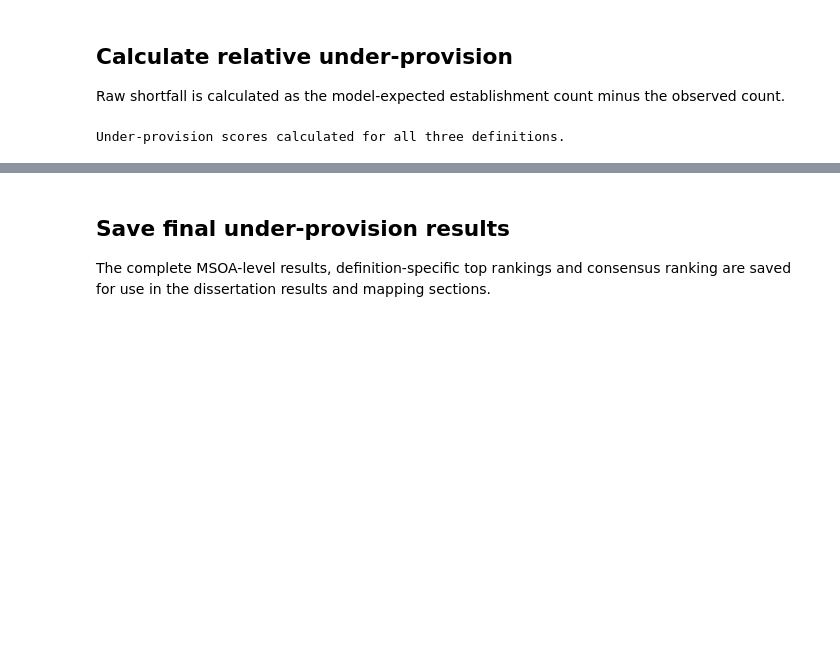
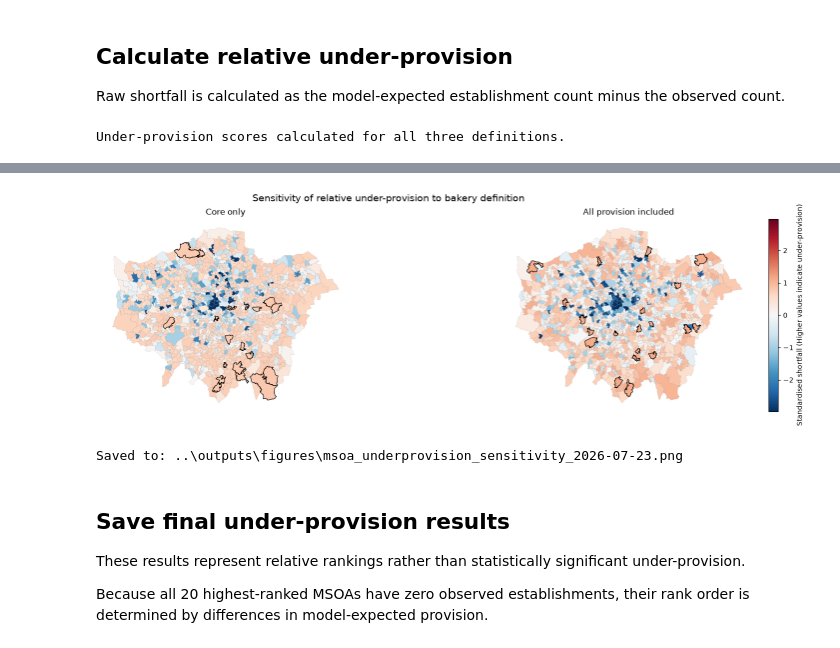
Before and after one commit to rhhythhm/london-bakery-provision, a Jupyter notebook: notebooks/18_msoa_bakery_underprovision.ipynb, the cells around one changed output, grey strips where cells are left out. Drawn from its saved outputs; the diff is of its cells as text; code cells hidden in the pictures; blank space fills up the shorter version.

```diff
--- a/notebooks/18_msoa_bakery_underprovision.ipynb
+++ b/notebooks/18_msoa_bakery_underprovision.ipynb
@@ -463,7 +378,79 @@ Saved to: ..\outputs\figures\msoa_underprovision_consensus_2026-07-23.png
+# %%
+sensitivity_map_settings = [("Core only",
+                             "core_standardised_shortfall",
+                             "core_underprovision_rank"),
+                             ("All provision included",
+                              "all_standardised_shortfall",
+                              "all_underprovision_rank")]
+
+sensitivity_columns = ["core_standardised_shortfall",
+                       "core_underprovision_rank",
+                       "all_standardised_shortfall",
+                       "all_underprovision_rank"]
+
+sensitivity_map_data = (msoa_boundaries[["msoa_code","geometry"]]
+                        .merge(analysis_data[["msoa_code"] + sensitivity_columns],
+                               on="msoa_code",
+                               how="left",
+                               validate="one_to_one"))
+
+all_sensitivity_scores = np.concatenate([sensitivity_map_data[column]
+                                         .dropna()
+                                         .to_numpy()
+                                         for column in ["core_standardised_shortfall",
+                                                        "all_standardised_shortfall"]])
+
+sensitivity_colour_limit = np.quantile(np.abs(all_sensitivity_scores), 0.98)
+
+sensitivity_colour_limit = max(sensitivity_colour_limit, 1)
+
+sensitivity_colour_norm = TwoSlopeNorm(vmin=-sensitivity_colour_limit,
+                                       vcenter=0,
+                                       vmax=sensitivity_colour_limit)
+
+fig, axes = plt.subplots(1, 2, figsize=(20, 5))
+
+for axis, (definition, score_column, rank_column) in zip(axes, sensitivity_map_settings):
+    sensitivity_map_data.plot(column=score_column,
+                              cmap="RdBu_r",
+                              norm=sensitivity_colour_norm,
+                              linewidth=0.1,
+                              edgecolor="grey",
+                              ax=axis)
+
+    highest_ranked = (sensitivity_map_data[sensitivity_map_data
+                                           [rank_column] <= 20])
+
+    highest_ranked.boundary.plot(color="black", linewidth=0.8, ax=axis)
+
+    axis.set_title(definition)
+    axis.axis("off")
+
+colour_scale = plt.cm.ScalarMappable(norm=sensitivity_colour_norm, cmap="RdBu_r")
+
+colour_bar = fig.colorbar(colour_scale,
+                          ax=axes,
+                          fraction=0.025,
+                          pad=0.02)
+
+colour_bar.set_label("Standardised shortfall (Higher values indicate under-provision)")
+
+fig.suptitle("Sensitivity of relative under-provision to bakery definition", fontsize=14)
+
+SENSITIVITY_MAP_PATH = (FIGURE_FOLDER / f"msoa_underprovision_sensitivity_{DATA_DATE}.png")
+plt.savefig(SENSITIVITY_MAP_PATH, dpi=300, bbox_inches="tight")
+plt.show()
+
+print(f"Saved to: {SENSITIVITY_MAP_PATH}")
+# %% [output]
+[figure, added]
+Saved to: ..\outputs\figures\msoa_underprovision_sensitivity_2026-07-23.png
 # %% [markdown]
 ## Save final under-provision results
 
-The complete MSOA-level results, definition-specific top rankings and consensus ranking are saved for use in the dissertation results and mapping sections.
+These results represent relative rankings rather than statistically significant under-provision.
+
+Because all 20 highest-ranked MSOAs have zero observed establishments, their rank order is determined by differences in model-expected provision.
 # %%
 result_columns = ["msoa_code",
                   "msoa_name",
```
Also changed, not shown: parts of 12 cells of this notebook, 14 other files.
